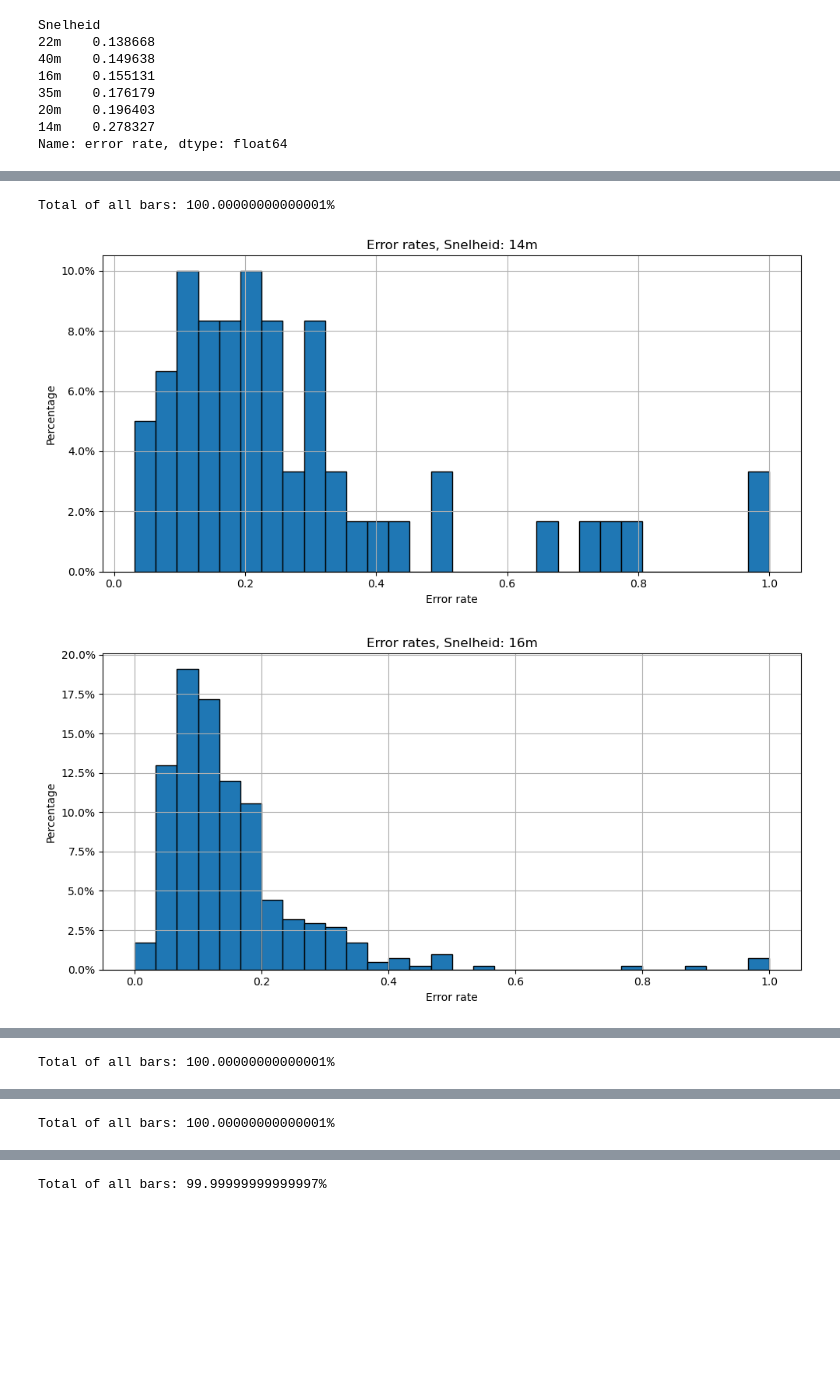
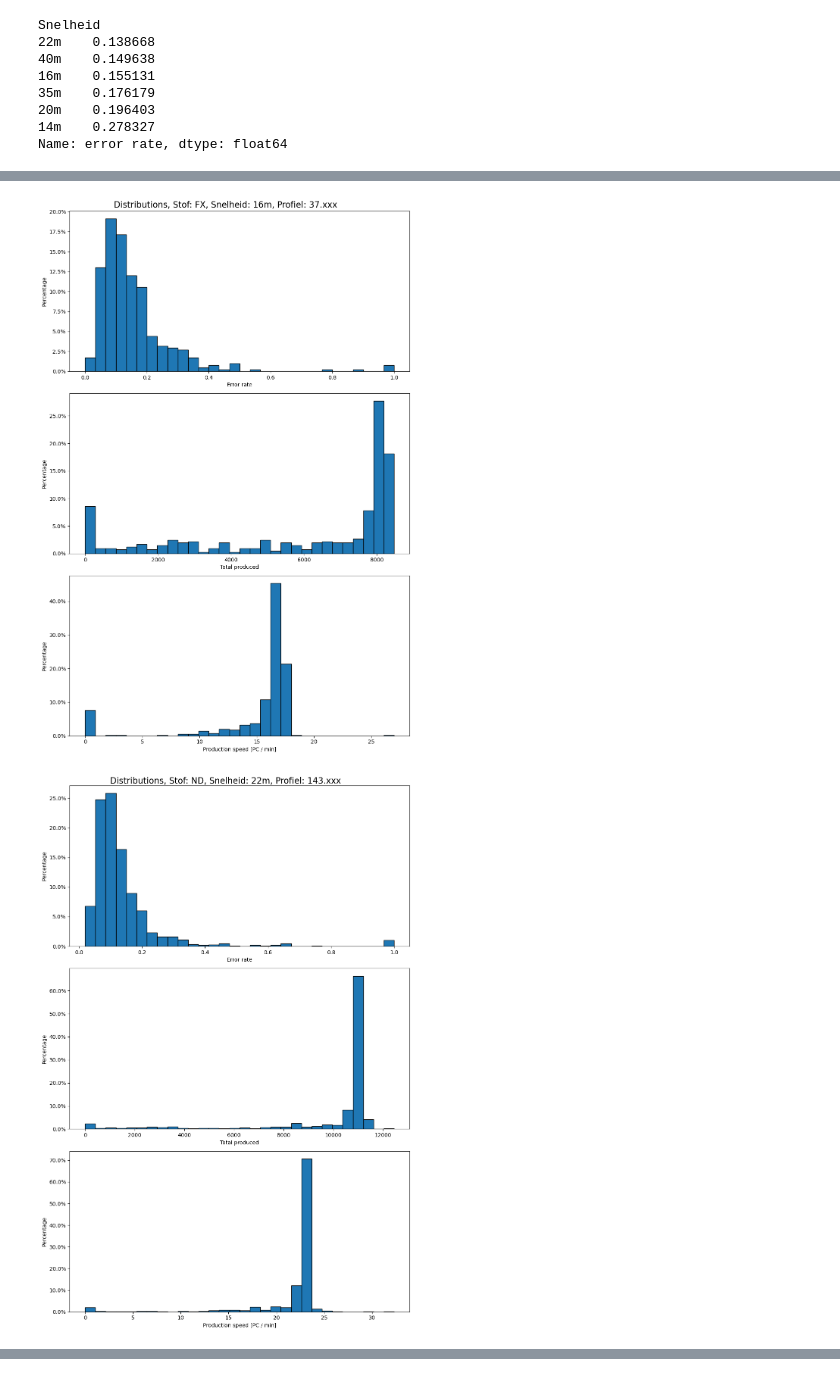
Before and after one commit to ReinoutA/simulation_bosch, a Jupyter notebook: data-analysis/MES_data_extrusion.ipynb, the cells around one changed output, grey strips where cells are left out. Saved outputs shown, nothing was run; the diff lists cells and outputs as text; code cells hidden in the pictures; blank space fills up the shorter version.

Commit message:
Added distributions ofr other metrics

```diff
--- a/data-analysis/MES_data_extrusion.ipynb
+++ b/data-analysis/MES_data_extrusion.ipynb
@@ -151,47 +169,54 @@ Snelheid
 dtype: int64
 # %%
-filter_fields = ['Snelheid']
+filter_fields = ['Stof', 'Snelheid', 'Profiel']
 # %%
 import matplotlib.pyplot as plt
 import numpy as np
 from matplotlib.ticker import FuncFormatter
 
-TRESHOLD = 50
+TRESHOLD = 200
 
 filtered_df = df.groupby(filter_fields).filter(lambda x: len(x) > TRESHOLD)
 grouped_df = filtered_df.groupby(filter_fields)
 
-# Function to format y-axis labels
 def to_percent(y, position):
     return str(y) + '%'
 
 formatter = FuncFormatter(to_percent)
 
 for name, group in grouped_df:
-    plt.figure(figsize=(10, 5))  # Create a new figure for each group
+    fig, axs = plt.subplots(3, figsize=(10, 15))
 
-    # Calculate the weights for each data point and multiply by 100
-    weights = np.ones_like(group["error rate"]) / len(group["error rate"]) * 100
+    weights_error_rate = np.ones_like(group["error rate"]) / len(group["error rate"]) * 100
+    weights_total_produced = np.ones_like(group["total produced"]) / len(group["total produced"]) * 100
+    weights_production_speed = np.ones_like(group["production speed [PC / min]"]) / len(group["production speed [PC / min]"]) * 100
 
-    # Check if the total of all bars is 100
-    total = np.sum(weights)
-    if total - 100 > 0.1:
-        print(f'Total of all bars: {total}%')
+    axs[0].hist(group["error rate"], bins=30, edgecolor='black', weights=weights_error_rate)
+    axs[1].hist(group["total produced"], bins=30, edgecolor='black', weights=weights_total_produced)
+    axs[2].hist(group["production speed [PC / min]"], bins=30, edgecolor='black', weights=weights_production_speed)
 
-    plt.hist(group["error rate"], bins=30, edgecolor='black', weights=weights)  # Plot a histogram with weights
+    axs[0].set_xlabel("Error rate")
+    axs[0].set_ylabel('Percentage')
+    axs[0].yaxis.set_major_formatter(formatter)
+    axs[0].grid()
 
-    title = "Error rates"
+    axs[1].set_xlabel("Total produced")
+    axs[1].set_ylabel('Percentage')
+    axs[1].yaxis.set_major_formatter(formatter)
+    axs[1].grid()
+
+    axs[2].set_xlabel("Production speed [PC / min]")
+    axs[2].set_ylabel('Percentage')
+    axs[2].yaxis.set_major_formatter(formatter)
+    axs[2].grid()
+
+    title = "Distributions"
     for i in range(len(filter_fields)):
         title += f", {filter_fields[i]}: {name[i]}"
+    fig.suptitle(title, fontsize=16)
 
-    plt.title(title)
-    plt.xlabel("Error rate")
-    plt.ylabel('Percentage')
-    plt.gca().yaxis.set_major_formatter(formatter)  # Format y-axis labels
     plt.tight_layout()
-    plt.grid()
     plt.show()
 # %% [output]
-Total of all bars: 100.00000000000001%
-[figure, old version]
+[figure, new version]
-[figure, old version]
+[figure, new version]
@@ -199 +223,0 @@ Total of all bars: 100.00000000000001%
-Total of all bars: 100.00000000000001%
@@ -201 +224,0 @@ Total of all bars: 100.00000000000001%
-Total of all bars: 100.00000000000001%
@@ -203 +225,0 @@ Total of all bars: 100.00000000000001%
-Total of all bars: 99.99999999999997%
```
Also changed, not shown: parts of 3 cells of this notebook.
